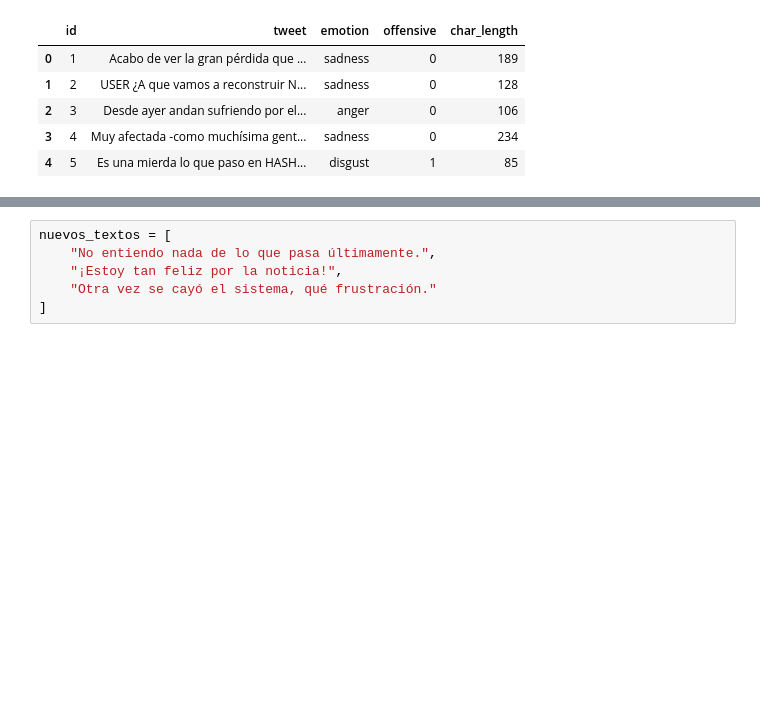
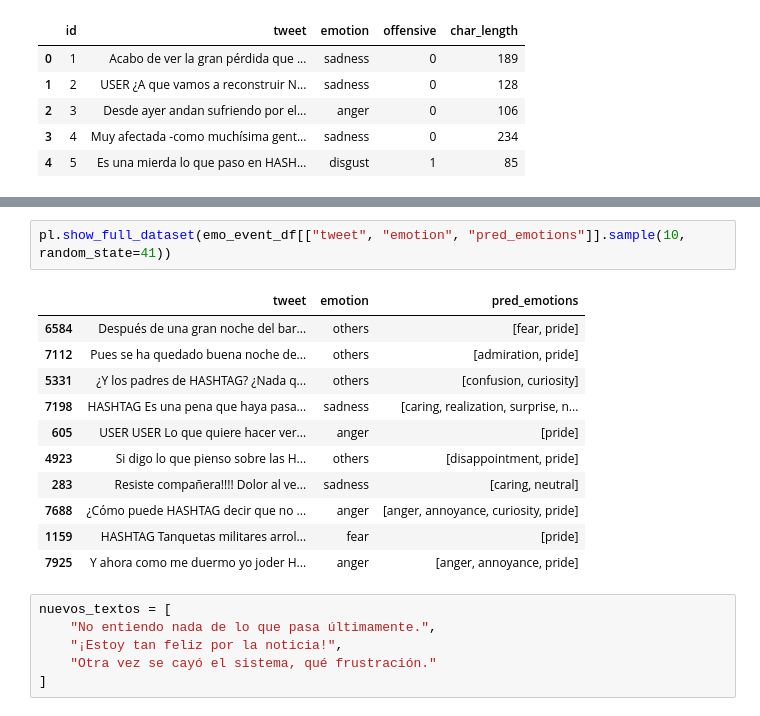
Before and after one commit to Raulinho-A/feel-track, a Jupyter notebook: notebooks/raa/0.3-rra-eda.ipynb, the cells around one changed output, grey strips where cells are left out. Cells and saved outputs as stored; diff of their text form; blank space fills up the shorter version.

```diff
--- a/notebooks/raa/0.3-rra-eda.ipynb
+++ b/notebooks/raa/0.3-rra-eda.ipynb
@@ -89,3 +174,17 @@ tokenizer = AutoTokenizer.from_pretrained(model_path)
+# %%
+pl.show_full_dataset(emo_event_df[["tweet", "emotion", "pred_emotions"]].sample(10, random_state=41))
+# %% [output]
+|  | tweet | emotion | pred_emotions |
+| 6584 | Después de una gran noche del bar... | others | [fear, pride] |
+| 7112 | Pues se ha quedado buena noche de... | others | [admiration, pride] |
+| 5331 | ¿Y los padres de HASHTAG? ¿Nada q... | others | [confusion, curiosity] |
+| 7198 | HASHTAG Es una pena que haya pasa... | sadness | [caring, realization, surprise, n... |
+| 605 | USER USER Lo que quiere hacer ver... | anger | [pride] |
+| 4923 | Si digo lo que pienso sobre las H... | others | [disappointment, pride] |
+| 283 | Resiste compañera!!!! Dolor al ve... | sadness | [caring, neutral] |
+| 7688 | ¿Cómo puede HASHTAG decir que no ... | anger | [anger, annoyance, curiosity, pride] |
+| 1159 | HASHTAG Tanquetas militares arrol... | fear | [pride] |
+| 7925 | Y ahora como me duermo yo joder H... | anger | [anger, annoyance, pride] |
 # %%
 nuevos_textos = [
     "No entiendo nada de lo que pasa últimamente.",
```
Also changed, not shown: parts of 15 cells of this notebook.
